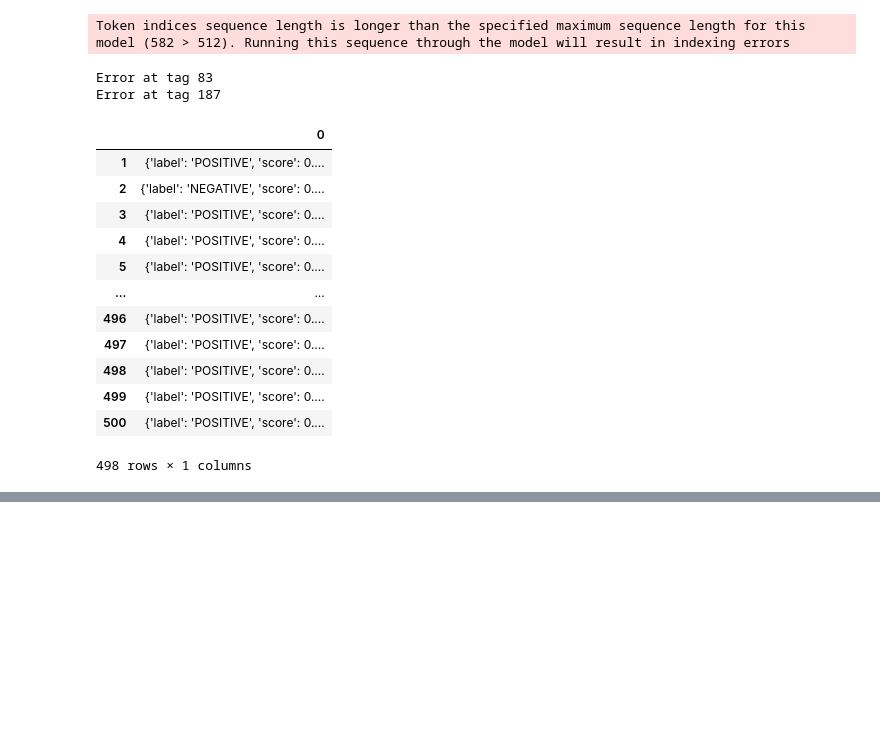
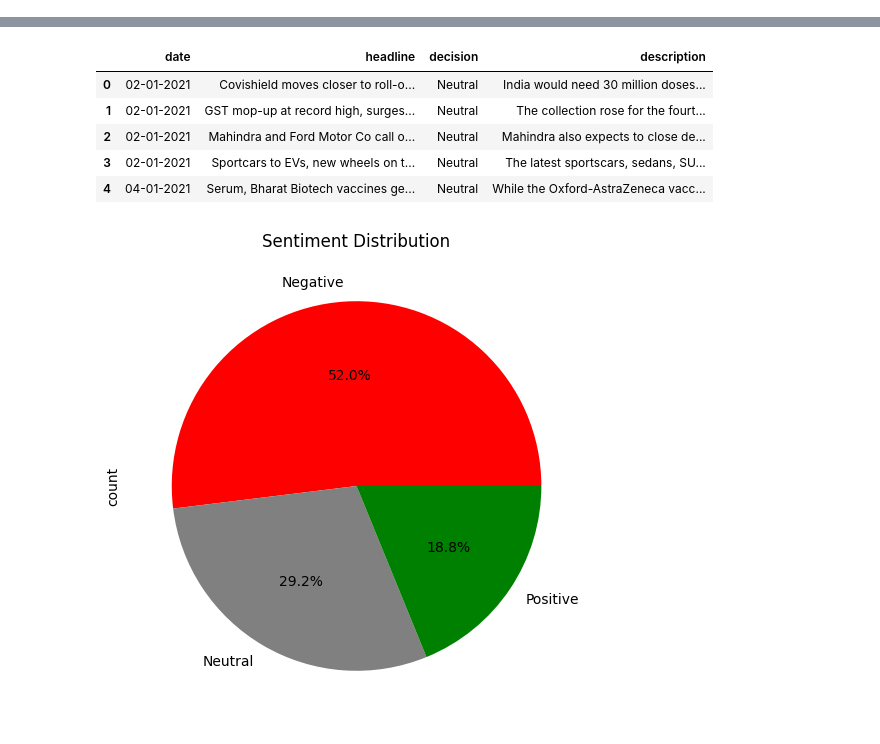
Before and after one commit to sangram528/Sentiment-Analysis, a Jupyter notebook: sentiment_analysis.ipynb, the cells around one changed output, grey strips where cells are left out. Saved outputs shown, nothing was run; the diff lists cells and outputs as text; code cells hidden in the pictures; blank space fills up the shorter version.

```diff
--- a/sentiment_analysis.ipynb
+++ b/sentiment_analysis.ipynb
@@ -379,31 +1,29 @@ print(sent_pipeline('I felt energized within five minutes, but it lasted for abo
-# %%
-
-res = {}
-for i,row in tqdm(df.iterrows(), total=len(df)):
-    try:
-        text = row['Text']
-        myid = row['Id']
-        res[myid] = sent_pipeline(text)
-    except RuntimeError:
-      print('Error at tag',myid)
-# %% [output]
-Token indices sequence length is longer than the specified maximum sequence length for this model (582 > 512). Running this sequence through the model will result in indexing errors
-Error at tag 83
-Error at tag 187
-# %%
-pipe_res = pd.DataFrame(res).T
-pipe_res
-# %% [output]
-|  | 0 |
-| 1 | {'label': 'POSITIVE', 'score': 0.... |
-| 2 | {'label': 'NEGATIVE', 'score': 0.... |
-| 3 | {'label': 'POSITIVE', 'score': 0.... |
-| 4 | {'label': 'POSITIVE', 'score': 0.... |
-| 5 | {'label': 'POSITIVE', 'score': 0.... |
-| ... | ... |
-| 496 | {'label': 'POSITIVE', 'score': 0.... |
-| 497 | {'label': 'POSITIVE', 'score': 0.... |
-| 498 | {'label': 'POSITIVE', 'score': 0.... |
-| 499 | {'label': 'POSITIVE', 'score': 0.... |
-| 500 | {'label': 'POSITIVE', 'score': 0.... |
-498 rows × 1 columns
+# %%
+import pandas as pd
+import numpy as np
+import tensorflow as tf
+import nltk
+import seaborn as sns
+import matplotlib.pyplot as plt
+from google.colab import files
+from tensorflow.keras.preprocessing.text import Tokenizer
+from tensorflow.keras.preprocessing.sequence import pad_sequences
+from tensorflow.keras.models import Sequential
+from tensorflow.keras.layers import Embedding, Conv1D, GlobalMaxPooling1D, Dense, Dropout
+from sklearn.metrics import classification_report, confusion_matrix
+from sklearn.model_selection import train_test_split
+import xgboost as xgb
+from imblearn.over_sampling import SMOTE
+from nltk.corpus import stopwords
+from nltk.tokenize import word_tokenize
+import re
+
+nltk.download('stopwords')
+nltk.download('punkt')
+
+file_path = "/content/2021-2024 final.xlsx"
+
+df = pd.read_excel(file_path)
+
+df.head()
+# %% [output]
@@ -409,0 +34,16 @@ pipe_res
+|  | date | headline | decision | description |
+| 0 | 02-01-2021 | Covishield moves closer to roll-o... | Neutral | India would need 30 million doses... |
+| 1 | 02-01-2021 | GST mop-up at record high, surges... | Neutral | The collection rose for the fourt... |
+| 2 | 02-01-2021 | Mahindra and Ford Motor Co call o... | Neutral | Mahindra also expects to close de... |
+| 3 | 02-01-2021 | Sportcars to EVs, new wheels on t... | Neutral | The latest sportscars, sedans, SU... |
+| 4 | 04-01-2021 | Serum, Bharat Biotech vaccines ge... | Neutral | While the Oxford-AstraZeneca vacc... |
+# %%
+sentiment_map = {"Negative": 0, "Neutral": 1, "Positive": 2}
+df["label"] = df["decision"].map(sentiment_map)
+
+plt.figure(figsize=(6, 6))
+df["label"].value_counts().plot.pie(autopct='%1.1f%%', labels=["Negative", "Neutral", "Positive"], colors=["red", "gray", "green"])
+plt.title("Sentiment Distribution")
+plt.show()
+# %% [output]
+[figure, added]
```
Also changed, not shown: parts of 49 cells of this notebook, 1 other file.
